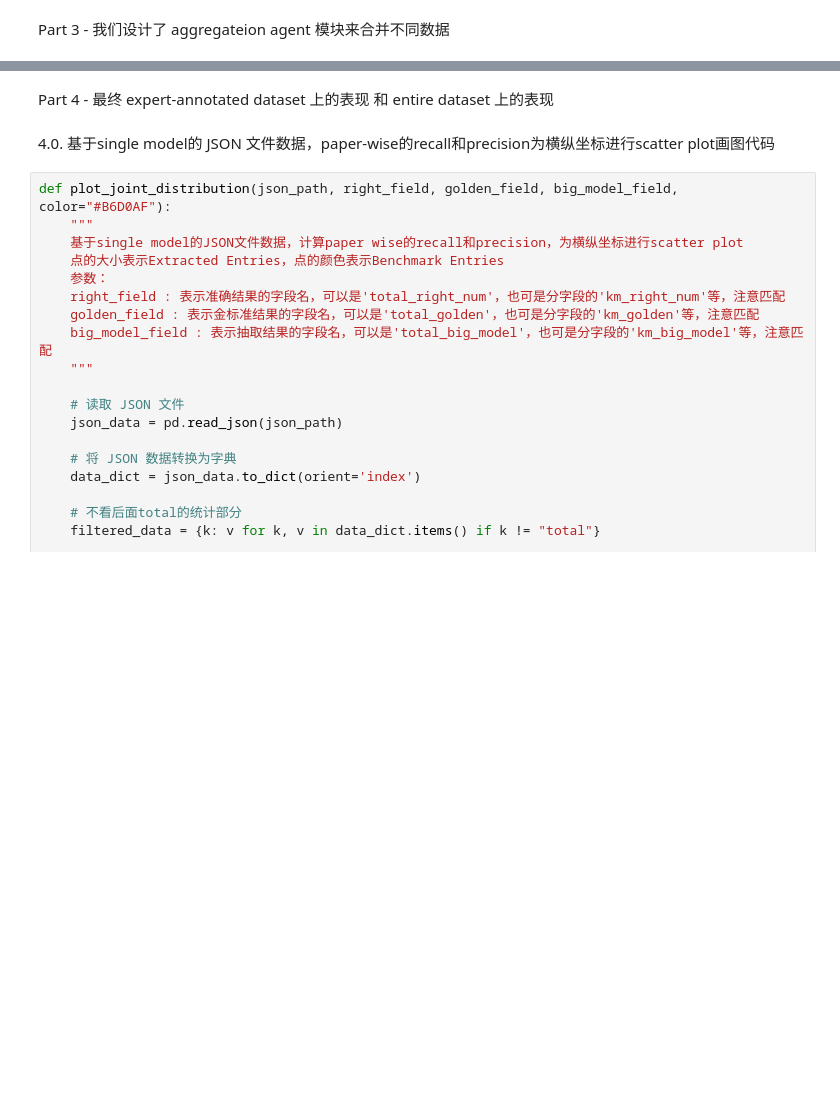
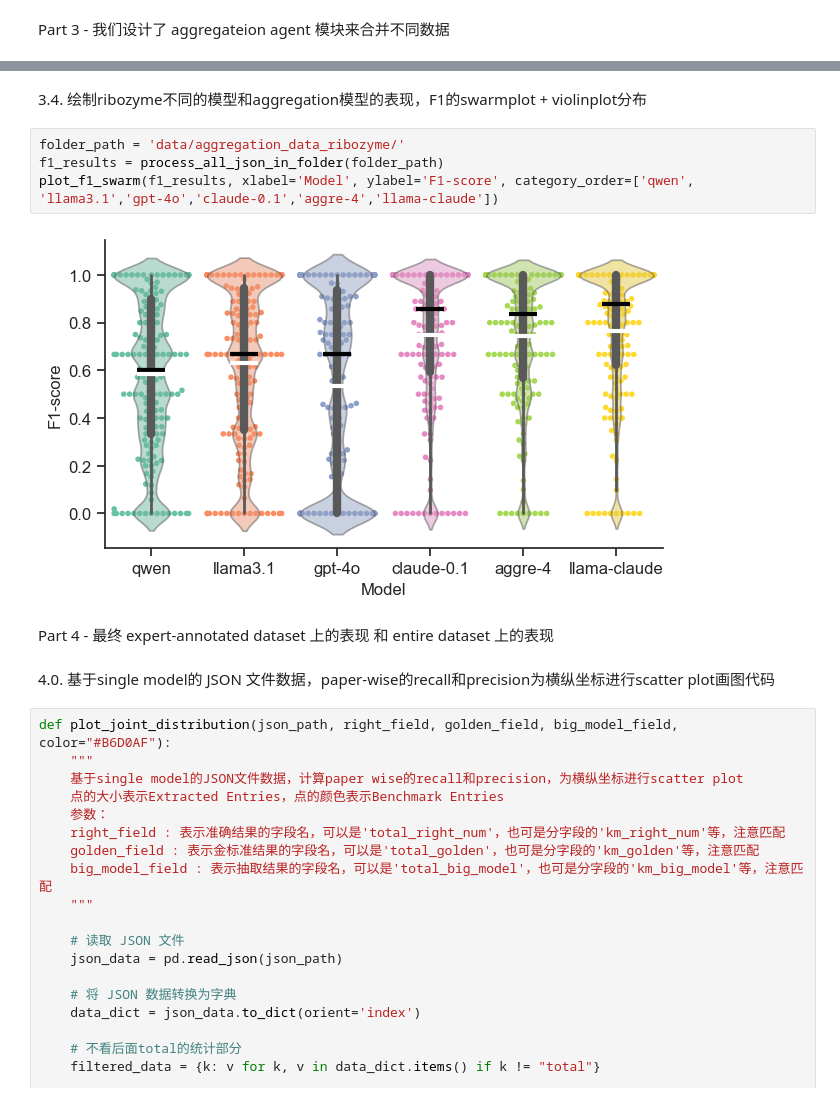
Before and after one commit to JackKuo666/LLM-BioDataExtractor, a Jupyter notebook: analyze_code/analyzing.ipynb, the cells around one changed output, grey strips where cells are left out. Drawn from its saved outputs; the diff is of its cells as text; blank space fills up the shorter version.

```diff
--- a/analyze_code/analyzing.ipynb
+++ b/analyze_code/analyzing.ipynb
@@ -217,3 +189,11 @@ Passing `palette` without assigning `hue` is deprecated and will be removed in v
+# %% [markdown]
+3.4. 绘制ribozyme不同的模型和aggregation模型的表现，F1的swarmplot + violinplot分布
+# %%
+folder_path = 'data/aggregation_data_ribozyme/'
+f1_results = process_all_json_in_folder(folder_path)
+plot_f1_swarm(f1_results, xlabel='Model', ylabel='F1-score', category_order=['qwen', 'llama3.1','gpt-4o','claude-0.1','aggre-4','llama-claude'])
+# %% [output]
+[figure, added]
 # %% [markdown]
 Part 4 - 最终 expert-annotated dataset 上的表现 和 entire dataset 上的表现
 # %% [markdown]
```
Also changed, not shown: parts of 10 cells of this notebook.
